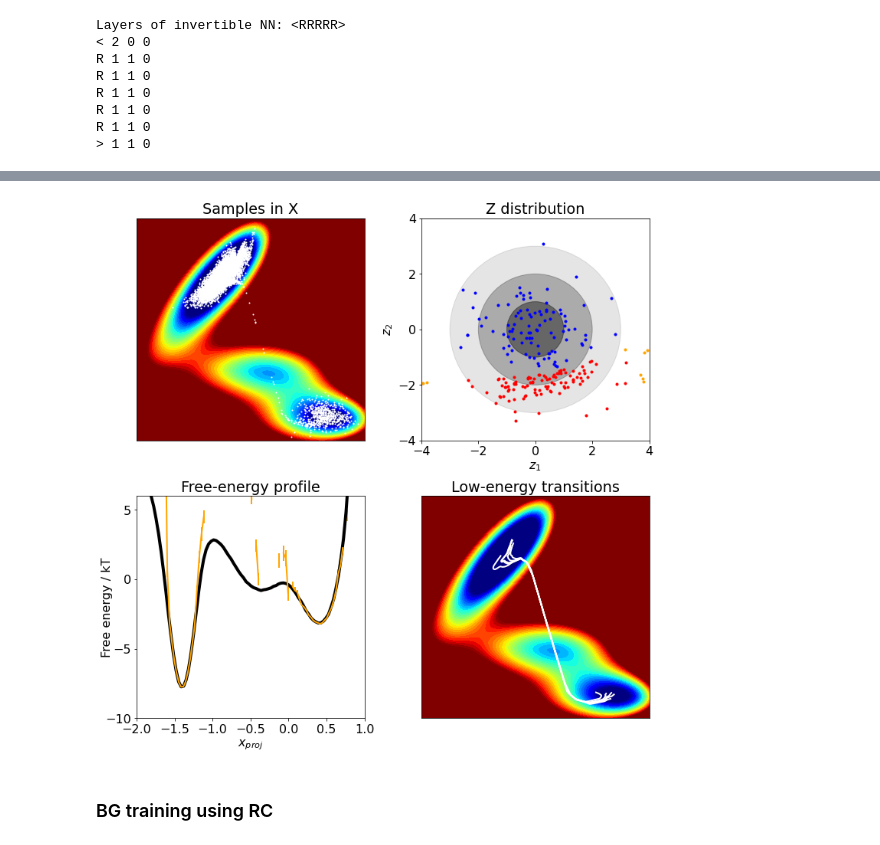
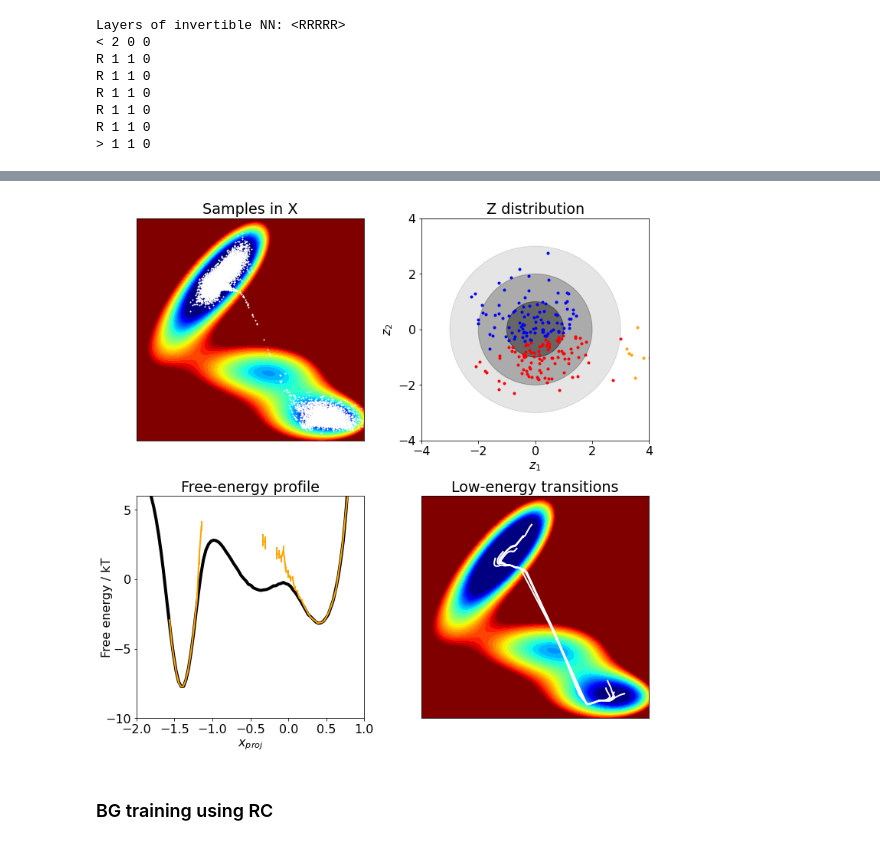
Before and after one commit to auhliarik/boltzmann-generators, a Jupyter notebook: notebooks/toy_model_2d_mueller_potential.ipynb, the cells around one changed output, grey strips where cells are left out. Drawn from its saved outputs; the diff is of its cells as text; code cells hidden in the pictures.

```diff
--- a/notebooks/toy_model_2d_mueller_potential.ipynb
+++ b/notebooks/toy_model_2d_mueller_potential.ipynb
@@ -68,7 +72,7 @@ def latent_interpolation(bg, x1, x2, nstep=1000):
     x_path = bg.transform_zx(z_path)
     return x_path
 # %%
-def find_low_energy_transitions(bg, n_output=5, n_trial=30):
+def find_low_energy_transitions(bg, n_output=5, n_trial=100):
     x_paths = []
     max_energies_in_paths = []
     for i in range(n_trial):
@@ -158,32 +238,9 @@ rc_loss_params = {
 # %% [markdown]
 ## Training and valiation scripts
-# %%
-def train_bg(bg, training_schedule):
-    for args in training_shedule:
-        input("Can I continue in training? (press Enter)")
-        current_loss_vals = bg.train(
-            training_dataset,
-            x_val = validation_dataset,
-            weight_ML = args[0],
-            weight_KL = args[1],
-            weight_RCEnt = args[2],
-            iterations = args[3],
-            batch_size = args[4],
-            lr = args[5],
-            print_total_loss_only = True,
-            print_training_info_interval=20,
-            **rc_loss_params
-        )
-
-        for loss_name in ["loss", "val_loss"]:
-            plt.plot(current_loss_vals[loss_name], label=loss_name)
-
-        plt.legend(loc='upper right')
-        plt.show()
 # %%
 proj_dir = np.array([[0.7],[-0.7]])
 
-def validate_bg(bg):
+def validate_bg(bg, save_as=""):
     fig, axes = plt.subplots(nrows=2, ncols=2, figsize=(12,12))
     plt.subplots_adjust(hspace=0.25, wspace=0.25)
 
@@ -292,6 +349,9 @@ def validate_bg(bg):
     axis.set_ylabel('')
     for x_path in lowest_energy_x_paths:
         axis.plot(x_path[:, 0], x_path[:, 1], linewidth=2, color='white')
+
+    if save_as:
+        fig.savefig(results_dir + save_as)
 # %% [markdown]
 ## Calculate reference free energy profile
 - 10^6 samples reweighted with Boltzmann factor are used
@@ -326,8 +386,8 @@ R 1 1 0
 > 1 1 0
 # %%
                 # w_ML, w_KL, w_RC, iter, b_size, lr
-training_shedule = [[1,  0,  0,   200,  500,  1e-3],
-                    [1,  1,  0,   400,  1000, 1e-3]]
+training_shedule = [[1,  0,  0,   100,  500,  1e-3],
+                    [1,  1,  0,   300,  1000, 1e-4]]
 # %%
 train_bg(bg_without_RC, training_shedule)
 # %% [output]
@@ -364,7 +418,7 @@ Iteration 380/400: loss: -11.2593 val_loss: -11.2082
 # %%
-validate_bg(bg_without_RC)
+validate_bg(bg_without_RC, "results_without_RC")
 # %% [output]
-[figure, old version]
+[figure, new version]
 # %% [markdown]
 ### BG training using RC
 # %%
```
Also changed, not shown: parts of 16 cells of this notebook.
